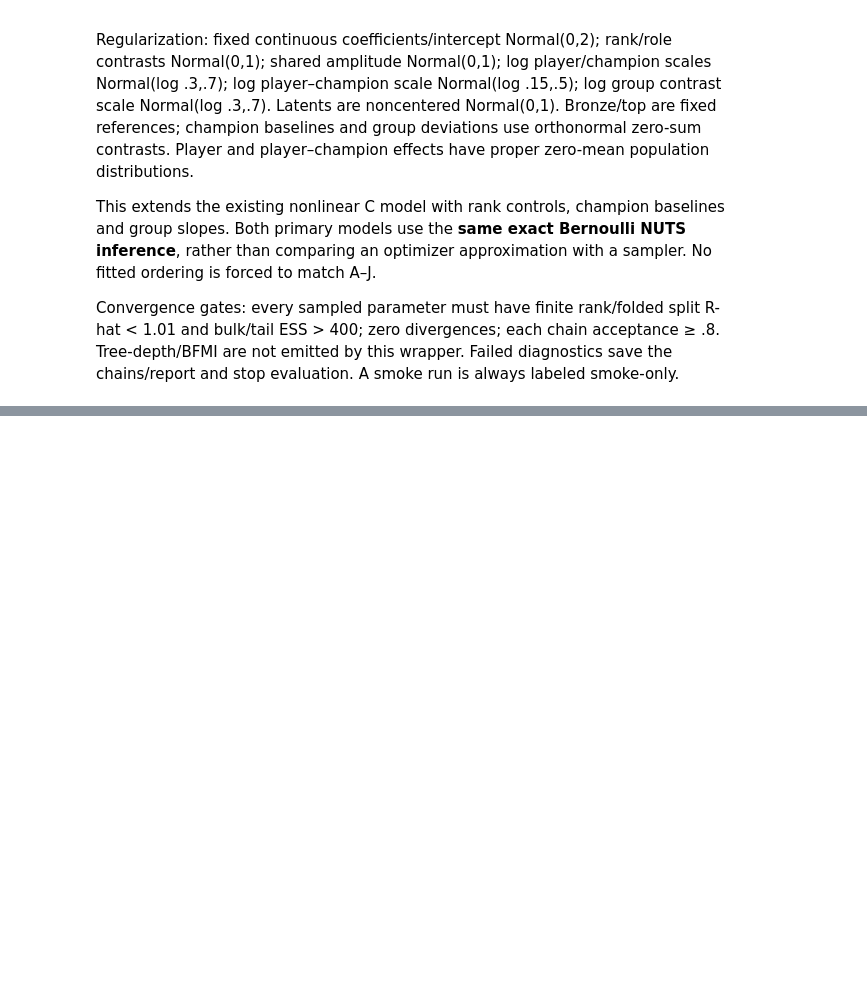
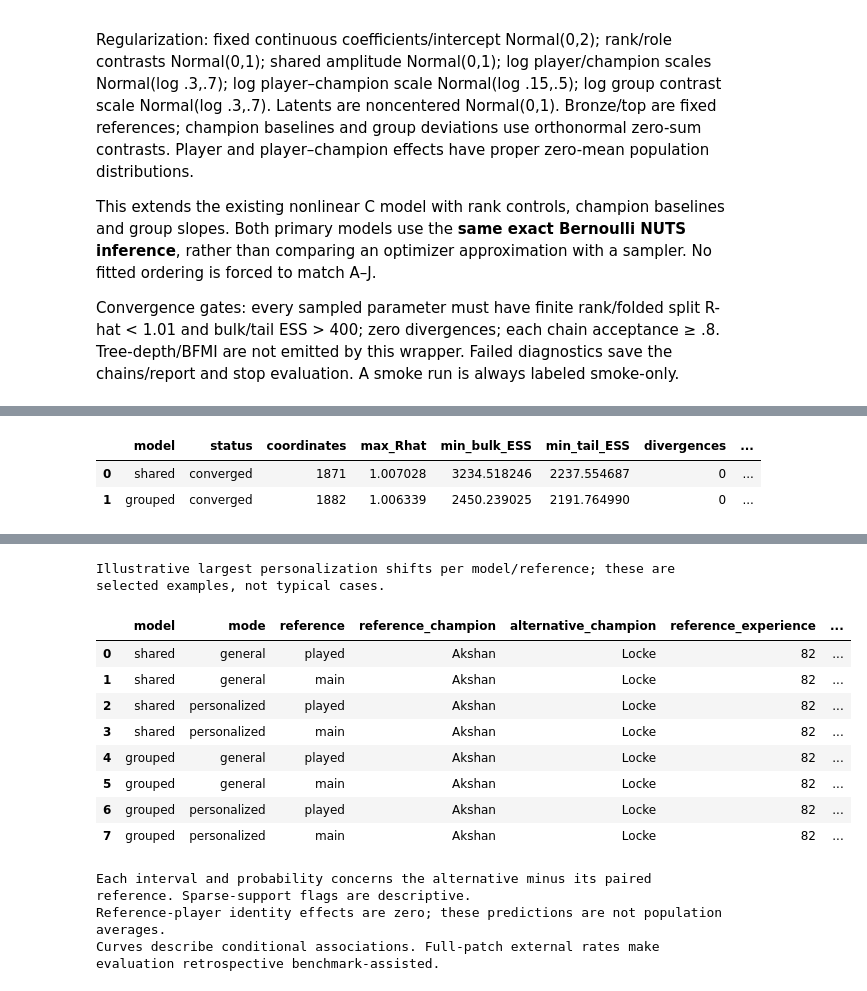
Before and after one commit to minhhohoang/riot-game-prediction, a Jupyter notebook: hlr_model/broad_rank_modeling.ipynb, the cells around one changed output, grey strips where cells are left out. Cells and saved outputs as stored; diff of their text form; code cells hidden in the pictures; blank space fills up the shorter version.

```diff
--- a/hlr_model/broad_rank_modeling.ipynb
+++ b/hlr_model/broad_rank_modeling.ipynb
@@ -181,0 +293,55 @@ Output version: /Users/minhho-hoang/Documents/riot_proj/riot-game-prediction/hlr
+# %%
+if isinstance(model_results, dict) and 'recommendation_summary' in model_results:
+    diagnostic_summary = pd.DataFrame([
+        dict(model=name, status=r['status'], coordinates=len(r['diagnostics']),
+             max_Rhat=r['diagnostics'].rank_split_Rhat.max(),
+             min_bulk_ESS=r['diagnostics'].bulk_ESS.min(),
+             min_tail_ESS=r['diagnostics'].tail_ESS.min(),
+             divergences=sum(c['divergences'] for c in r['chain_info']),
+             min_chain_acceptance=min(c['acceptance_rate'] for c in r['chain_info']))
+        for name, r in model_results['results'].items()])
+    display(diagnostic_summary)
+    diagnostic_summary.to_csv(OUTPUT_PATH / 'diagnostic_summary.csv', index=False)
+    paired = pd.read_parquet(OUTPUT_PATH / 'paired_recommendations.parquet')
+    pair_key = ['model', 'puuid', 'match_id', 'target_row_id', 'reference',
+                'reference_champion_id', 'alternative_champion_id']
+    reference_player = paired.loc[paired['mode'].eq('general')]
+    personalized = paired.loc[paired['mode'].eq('personalized')]
+    compared = reference_player.merge(personalized, on=pair_key,
+        suffixes=('_reference_player', '_personalized'), validate='one_to_one')
+    compared['point_preference_changed'] = (compared.point_prefers_alternative_reference_player
+                                           != compared.point_prefers_alternative_personalized)
+    compared['personalization_change_pp'] = (compared.difference_pp_personalized
+                                            - compared.difference_pp_reference_player)
+    personalization_summary = compared.groupby(['model', 'reference']).agg(
+        pairs=('target_row_id', 'size'), targets=('target_row_id', 'nunique'),
+        players=('puuid', 'nunique'), fraction_point_preference_changed=('point_preference_changed', 'mean'),
+        median_change_in_paired_mean_pp=('personalization_change_pp', 'median'),
+        reference_player_uncertain=('preference_reference_player', lambda s: s.eq('Uncertain').mean()),
+        personalized_uncertain=('preference_personalized', lambda s: s.eq('Uncertain').mean()),
+        alternative_sparse_training=('alternative_sparse_training_support_personalized', 'mean')).reset_index()
+    display(personalization_summary)
+    personalization_summary.to_csv(OUTPUT_PATH / 'personalization_summary.csv', index=False)
+    compared.to_parquet(OUTPUT_PATH / 'personalization_comparison.parquet', index=False)
+    # Illustrative largest point-estimate changes, explicitly selected for that reason.
+    example_keys = compared.loc[compared.groupby(['model', 'reference']).personalization_change_pp
+        .apply(lambda s: s.abs().idxmax()), pair_key]
+    examples = paired.merge(example_keys, on=pair_key, validate='many_to_one')
+    names = {cid: row['riot_name'] for cid, row in modeling.registry.CHAMPIONS.items()}
+    examples['reference_champion'] = examples.reference_champion_id.map(names)
+    examples['alternative_champion'] = examples.alternative_champion_id.map(names)
+    print('Illustrative largest personalization shifts per model/reference; these are selected examples, not typical cases.')
+    display(examples[['model', 'mode', 'reference', 'reference_champion', 'alternative_champion',
+        'reference_experience', 'alternative_experience', 'reference_group', 'alternative_group',
+        'difference_pp', 'low_pp', 'high_pp', 'probability_alternative_higher', 'preference',
+        'reference_sparse_training_support', 'alternative_sparse_training_support']])
+    examples.to_csv(OUTPUT_PATH / 'illustrative_personalization_examples.csv', index=False)
+    print('Each interval and probability concerns the alternative minus its paired reference. Sparse-support flags are descriptive.')
+    print('Reference-player identity effects are zero; these predictions are not population averages.')
+    print('Curves describe conditional associations. Full-patch external rates make evaluation retrospective benchmark-assisted.')
+else:
+    print('Substantive reporting requires both converged full fits, validation review and final-test evaluation.')
+# %% [output]
+|  | model | status | coordinates | max_Rhat | min_bulk_ESS | min_tail_ESS | divergences | ... |
+| 0 | shared | converged | 1871 | 1.007028 | 3234.518246 | 2237.554687 | 0 | ... |
+| 1 | grouped | converged | 1882 | 1.006339 | 2450.239025 | 2191.764990 | 0 | ... |
@@ -182 +353,14 @@ Output version: /Users/minhho-hoang/Documents/riot_proj/riot-game-prediction/hlr
+Illustrative largest personalization shifts per model/reference; these are selected examples, not typical cases.
+|  | model | mode | reference | reference_champion | alternative_champion | reference_experience | ... |
+| 0 | shared | general | played | Akshan | Locke | 82 | ... |
+| 1 | shared | general | main | Akshan | Locke | 82 | ... |
+| 2 | shared | personalized | played | Akshan | Locke | 82 | ... |
+| 3 | shared | personalized | main | Akshan | Locke | 82 | ... |
+| 4 | grouped | general | played | Akshan | Locke | 82 | ... |
+| 5 | grouped | general | main | Akshan | Locke | 82 | ... |
+| 6 | grouped | personalized | played | Akshan | Locke | 82 | ... |
+| 7 | grouped | personalized | main | Akshan | Locke | 82 | ... |
+Each interval and probability concerns the alternative minus its paired reference. Sparse-support flags are descriptive.
+Reference-player identity effects are zero; these predictions are not population averages.
+Curves describe conditional associations. Full-patch external rates make evaluation retrospective benchmark-assisted.
 # %% [markdown]
```
Also changed, not shown: parts of 23 cells of this notebook, 5 other files.
